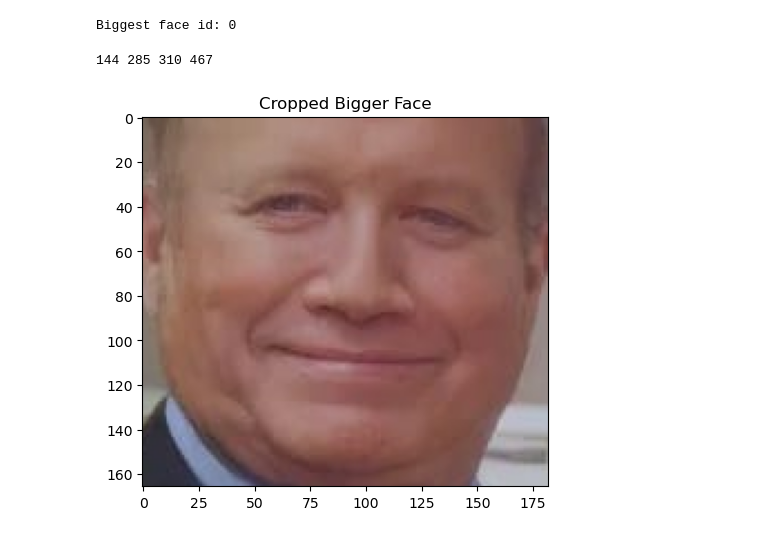
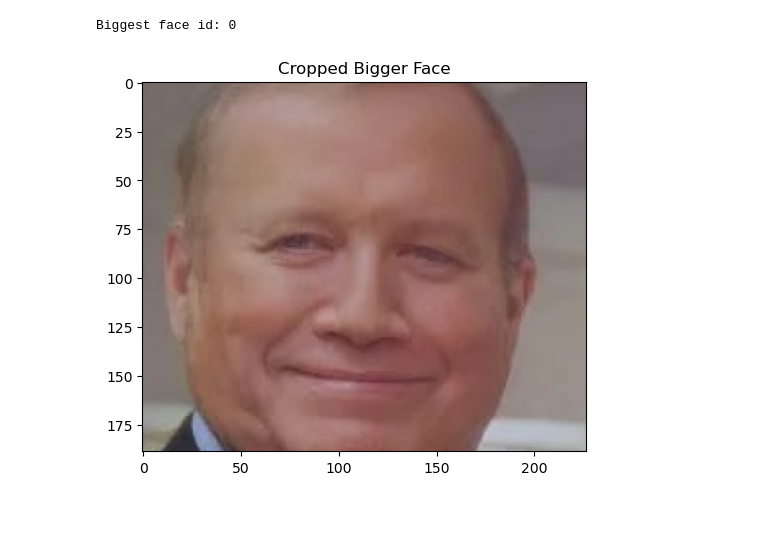
Before and after one commit to TytanMikJas/FaceRecognitionPipeline, a Jupyter notebook: notebooks/phase_1.ipynb, the cells around one changed output. Cells and saved outputs as stored; diff of their text form; code cells hidden in the pictures.

Commit message:
margin and reset_face_angle interface

```diff
--- a/notebooks/phase_1.ipynb
+++ b/notebooks/phase_1.ipynb
@@ -46,10 +46,16 @@ print(f"Biggest face id: {biggest_face_idx}")
 # %% [output]
 Biggest face id: 0
 # %%
-cropped_face = crop_face_from_img(original_img, detections[biggest_face_idx])
+rotated_img = original_img # TODO: reset_face_angle()
+
+cropped_face = crop_face_from_img(
+  img=rotated_img,
+  detections=detections[biggest_face_idx],
+  margin=Margin("30%", 30, 15, -20)
+)
+
 plt.imshow(cropped_face)
 plt.title("Cropped Bigger Face")
 plt.show()
 # %% [output]
-144 285 310 467
-[figure, old version]
+[figure, new version]
```
Also changed, not shown: 1 other file.
